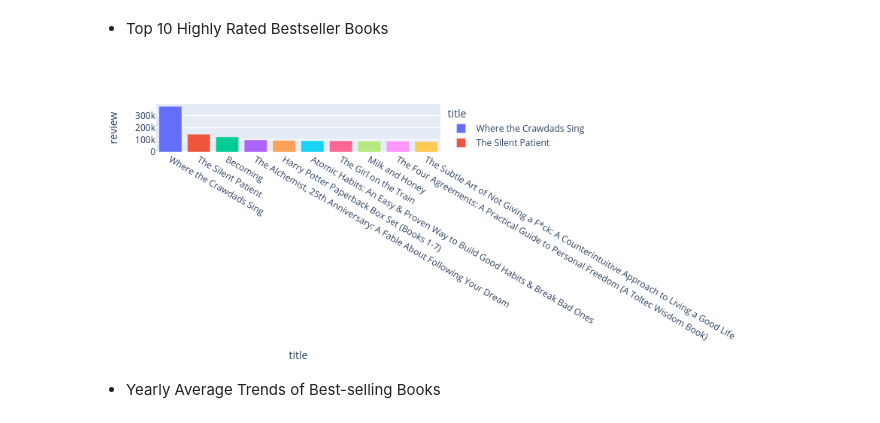
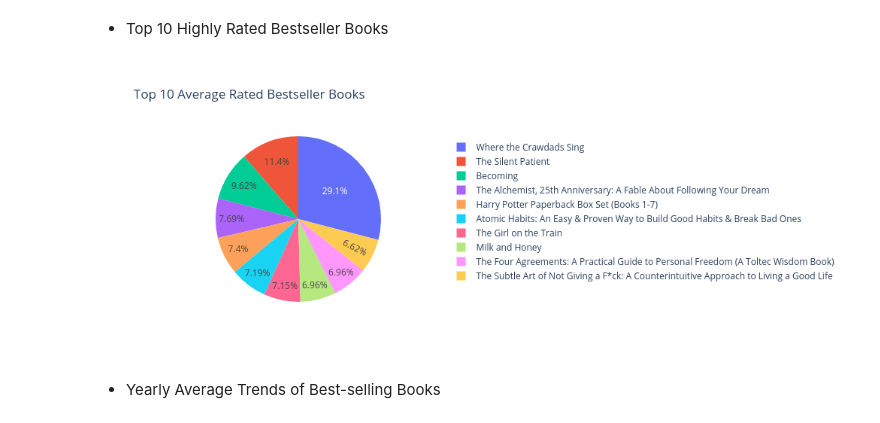
Before and after one commit to Michael-yousuf123/amazon-sales-analysis, a Jupyter notebook: notebook/amazon-notebook.ipynb, the cells around one changed output. Cells and saved outputs as stored; diff of their text form; code cells hidden in the pictures.

```diff
--- a/notebook/amazon-notebook.ipynb
+++ b/notebook/amazon-notebook.ipynb
@@ -240,13 +260,15 @@ fig.show(renderer = 'png');
 # %% [markdown]
 - Top 10 Highly Rated Bestseller Books
 # %%
-tir = df.groupby('title').mean().reset_index().sort_values('review',ascending=False).head(10)
-fig = px.bar(tir, x=tir['title'], y=tir['review'],
-              color='title',
-             labels={'title'}, width = 1000, height=400)
+tr = pd.DataFrame(df.groupby('title').mean().reset_index().sort_values('review',ascending=False).head(10))
+fig = px.pie(tr, values='review', names='title',
+            title='Top 10 Average Rated Bestseller Books',
+             hover_data=['title'], labels={'title':'Book'}, width = 1000, height=400)
+fig.update_traces(textposition='inside')
+fig.update_layout(uniformtext_minsize=12, uniformtext_mode='hide')
 fig.show(renderer = 'png')
 # %% [output]
-[figure, old version]
+[figure, new version]
 # %% [markdown]
 - Yearly Average Trends of Best-selling Books
 # %%
```
Also changed, not shown: parts of 9 cells of this notebook, 12 other files.
